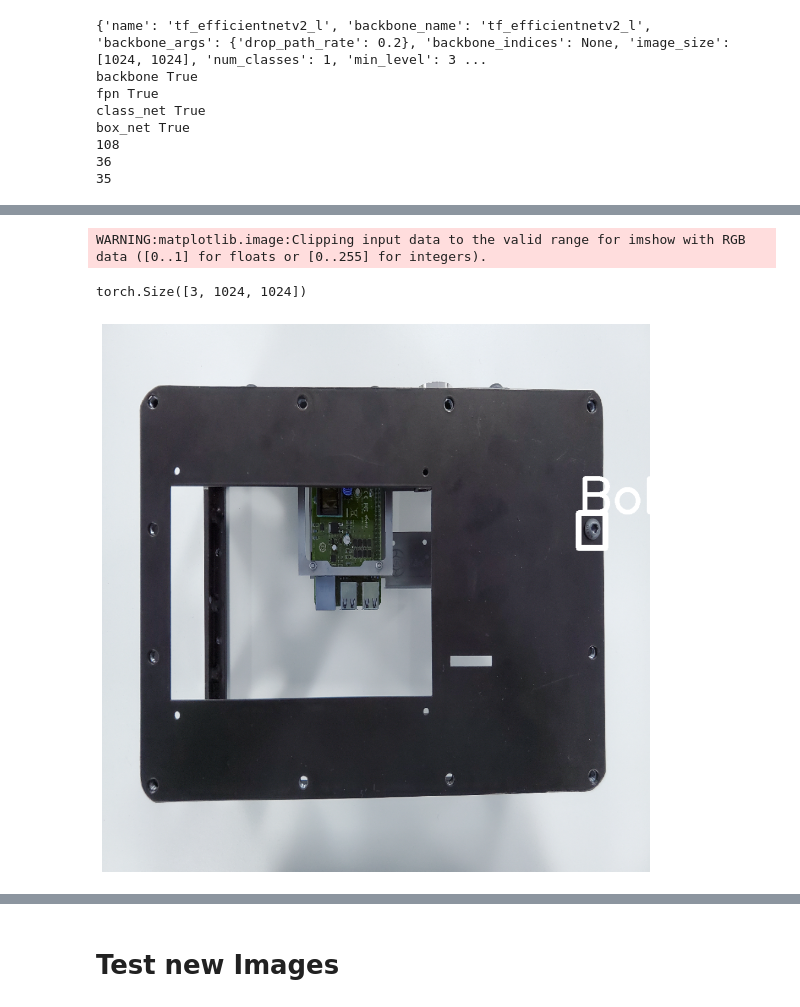
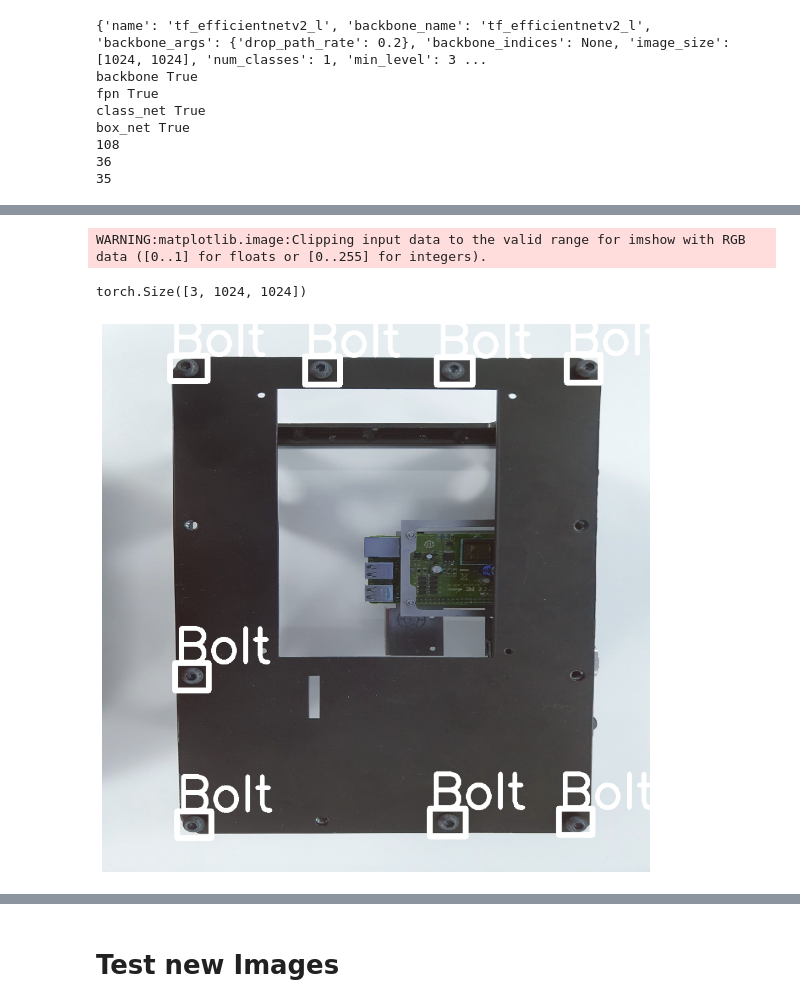
Before and after one commit to nmis-group/digf-zone-i4ch, a Jupyter notebook: tutorial-cv/notebooks/06-inference.ipynb, the cells around one changed output, grey strips where cells are left out. Cells and saved outputs as stored; diff of their text form; code cells hidden in the pictures.

```diff
--- a/tutorial-cv/notebooks/06-inference.ipynb
+++ b/tutorial-cv/notebooks/06-inference.ipynb
@@ -18,7 +18,7 @@ plt.rcParams['figure.figsize'] = (14,10)
 font = {'family' : 'DejaVu Sans',  'weight' : 'normal',  'size'  : 22}
 plt.rc('font', **font)
 # %%
-df = pd.read_csv('~/work/interim/dataset_strat.csv')
+df = pd.read_csv('~/work/digf-coref/data/interim/dataset_strat.csv')
 # %%
 df["bboxes"] = df["bboxes"].apply(eval) # DONT forget this cell
 # %%
@@ -65,7 +64,7 @@ box_net True
 # %%
 model.eval();
 # %%
-index = 5
+index = 30
 img=cv2.imread(df.filename[index])
 plt.imshow(img)
 # %% [output]
@@ -74,7 +73,7 @@ plt.imshow(img)
 # %%
-model.valid_dataset.show_data(index)
+model.test_dataset.show_data(index)
 # %% [output]
 WARNING:matplotlib.image:Clipping input data to the valid range for imshow with RGB data ([0..1] for floats or [0..255] for integers).
 torch.Size([3, 1024, 1024])
-[figure, old version]
+[figure, new version]
 # %%
```
Also changed, not shown: parts of 6 cells of this notebook, 5 other files.
